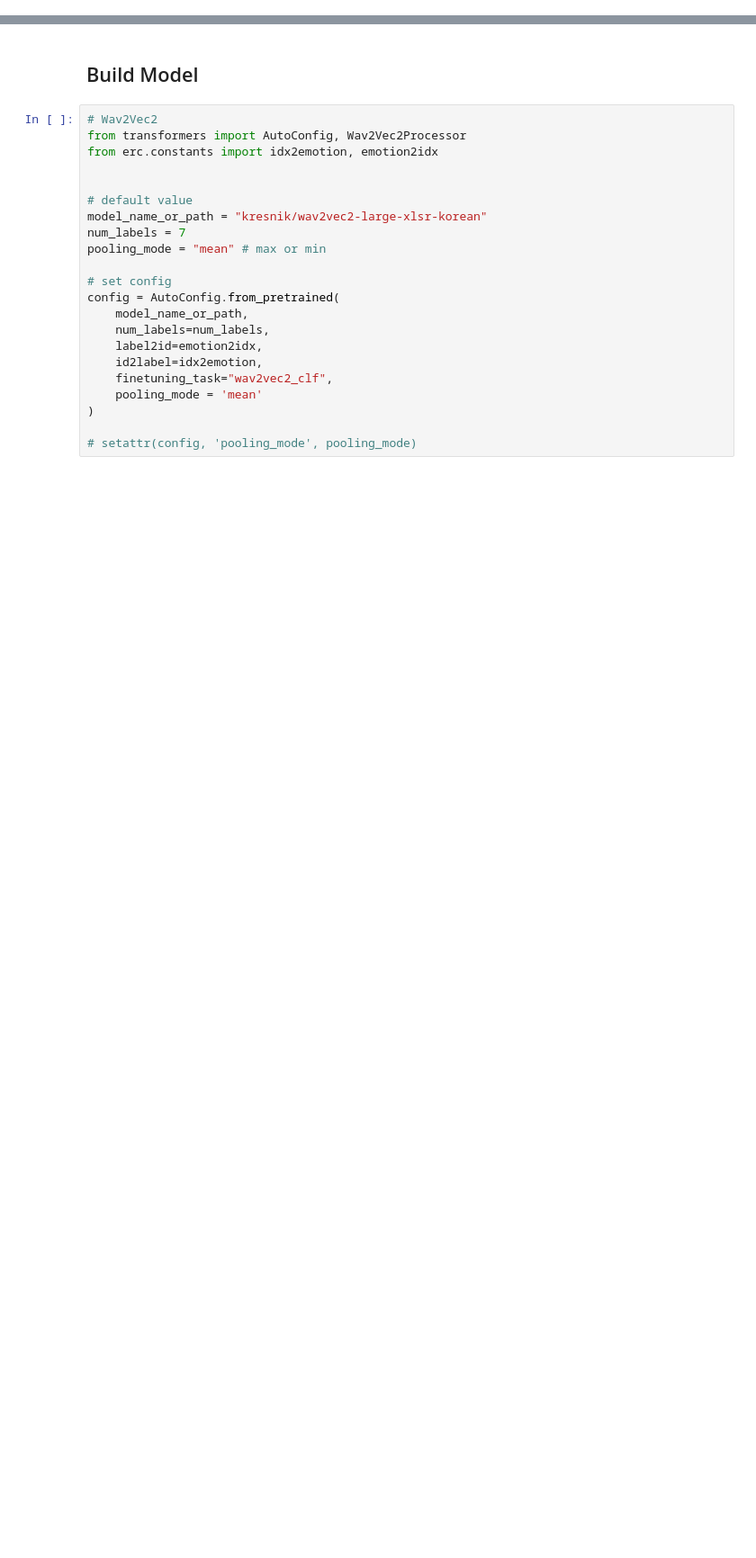
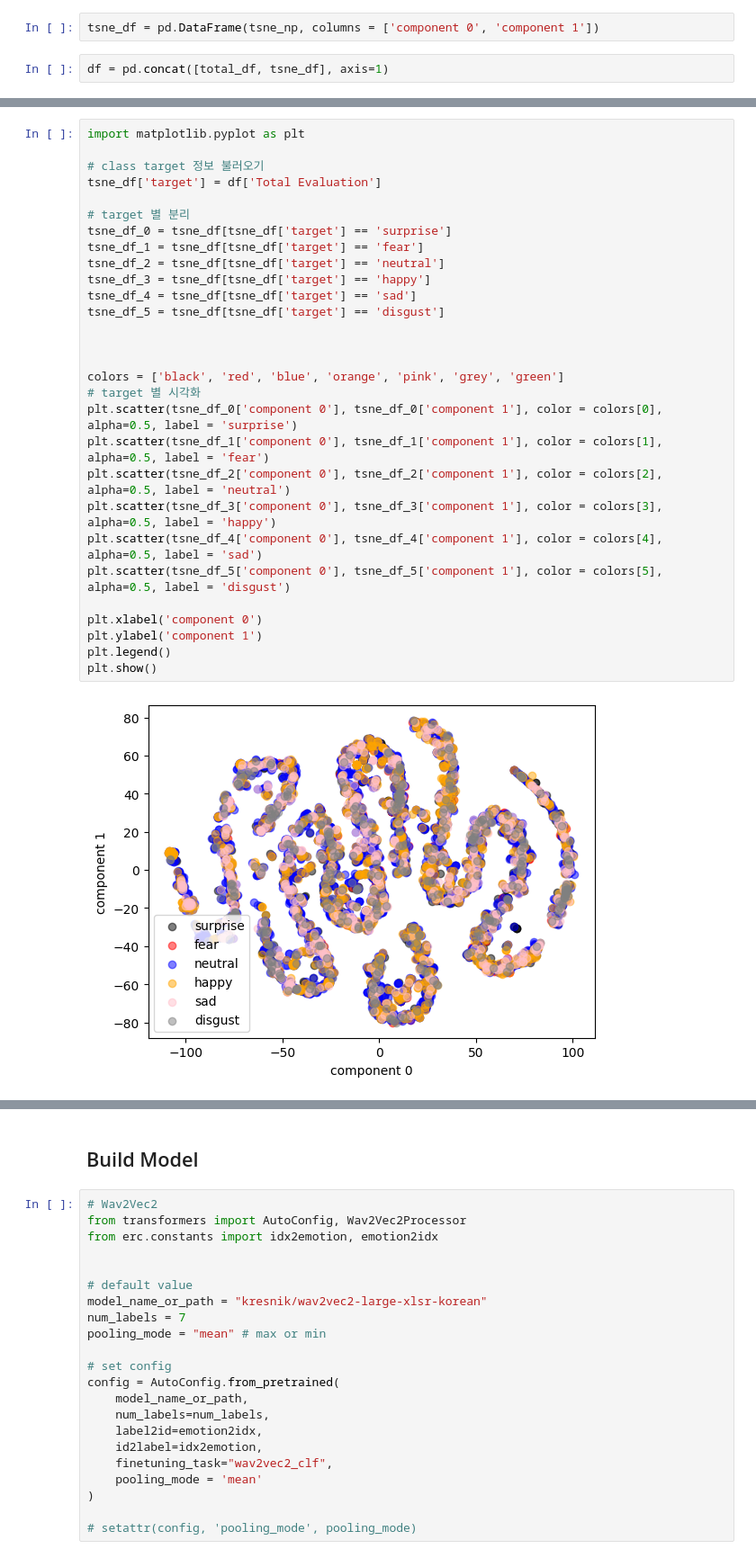
Before and after one commit to 1pha/MulitmodalERC-TensorMixerNetwork, a Jupyter notebook: hoesung_example.ipynb, the cells around one changed output, grey strips where cells are left out. Shown at 90% size. Cells and saved outputs as stored; diff of their text form; blank space fills up the shorter version.

```diff
--- a/hoesung_example.ipynb
+++ b/hoesung_example.ipynb
@@ -57,0 +248,4 @@ WARNING:datasets.arrow_dataset:Loading cached processed dataset at /home/hoesung
+# %%
+tsne_df = pd.DataFrame(tsne_np, columns = ['component 0', 'component 1'])
+# %%
+df = pd.concat([total_df, tsne_df], axis=1)
@@ -57,0 +435,31 @@ WARNING:datasets.arrow_dataset:Loading cached processed dataset at /home/hoesung
+# %%
+import matplotlib.pyplot as plt
+
+# class target 정보 불러오기
+tsne_df['target'] = df['Total Evaluation']
+
+# target 별 분리
+tsne_df_0 = tsne_df[tsne_df['target'] == 'surprise']
+tsne_df_1 = tsne_df[tsne_df['target'] == 'fear']
+tsne_df_2 = tsne_df[tsne_df['target'] == 'neutral']
+tsne_df_3 = tsne_df[tsne_df['target'] == 'happy']
+tsne_df_4 = tsne_df[tsne_df['target'] == 'sad']
+tsne_df_5 = tsne_df[tsne_df['target'] == 'disgust']
+
+
+
+colors = ['black', 'red', 'blue', 'orange', 'pink', 'grey', 'green']
+# target 별 시각화
+plt.scatter(tsne_df_0['component 0'], tsne_df_0['component 1'], color = colors[0], alpha=0.5, label = 'surprise')
+plt.scatter(tsne_df_1['component 0'], tsne_df_1['component 1'], color = colors[1], alpha=0.5, label = 'fear')
+plt.scatter(tsne_df_2['component 0'], tsne_df_2['component 1'], color = colors[2], alpha=0.5, label = 'neutral')
+plt.scatter(tsne_df_3['component 0'], tsne_df_3['component 1'], color = colors[3], alpha=0.5, label = 'happy')
+plt.scatter(tsne_df_4['component 0'], tsne_df_4['component 1'], color = colors[4], alpha=0.5, label = 'sad')
+plt.scatter(tsne_df_5['component 0'], tsne_df_5['component 1'], color = colors[5], alpha=0.5, label = 'disgust')
+
+plt.xlabel('component 0')
+plt.ylabel('component 1')
+plt.legend()
+plt.show()
+# %% [output]
+[figure, added]
```
Also changed, not shown: parts of 49 cells of this notebook, 1 other file.
